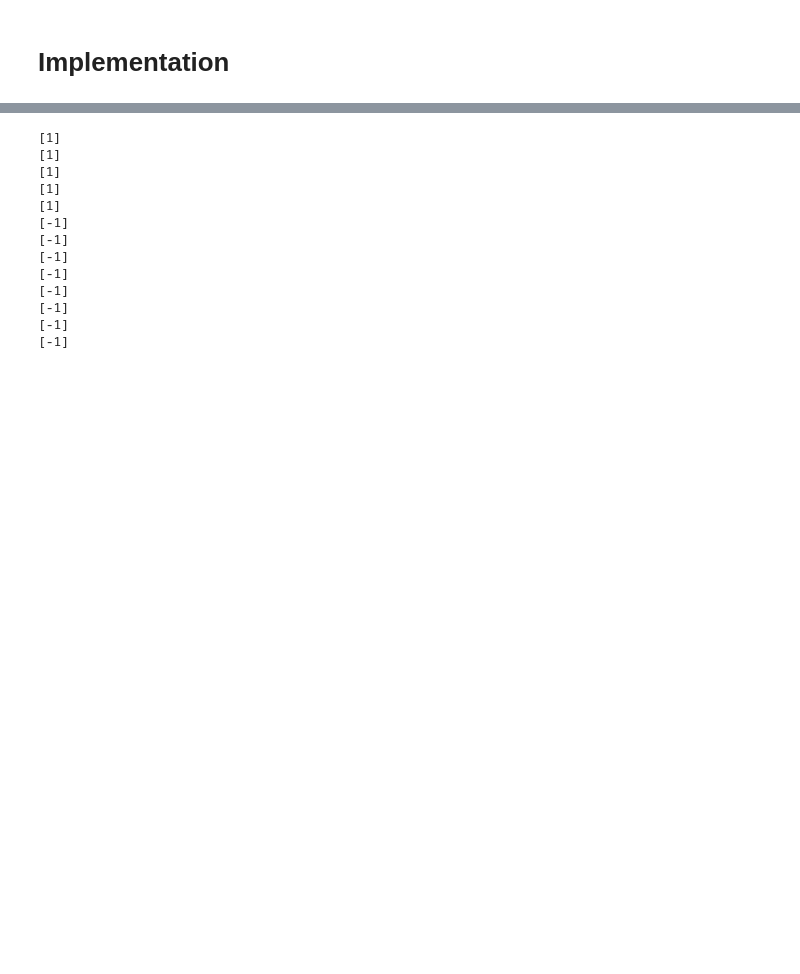
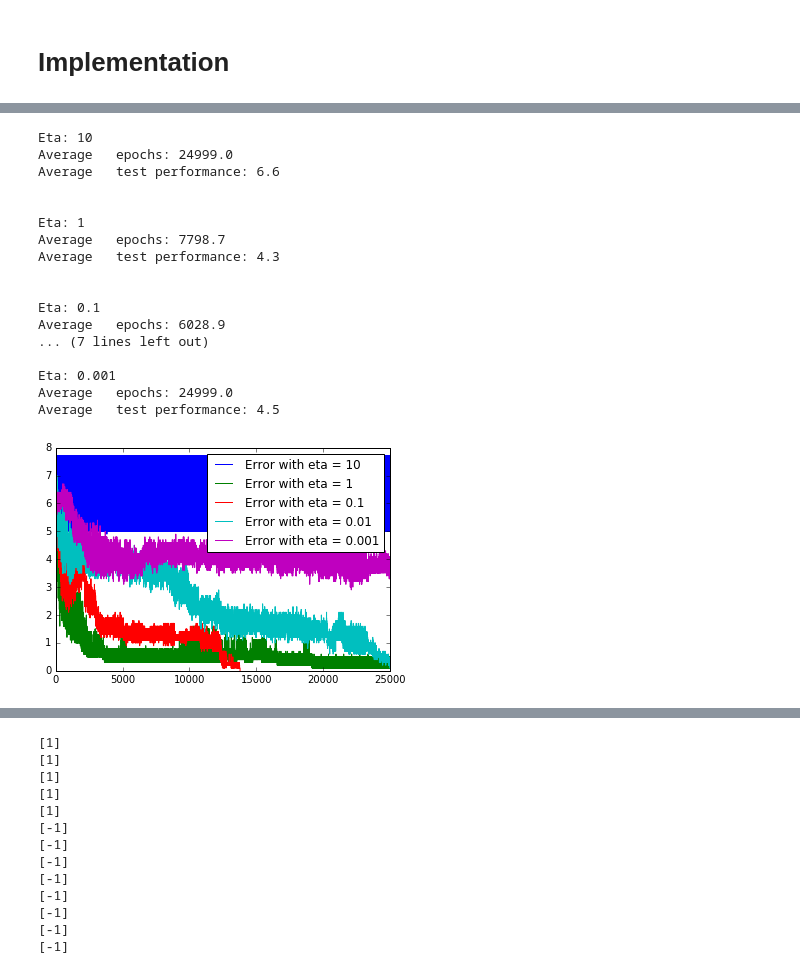
Before and after one commit to GiorgioZacharo/Intelligent_Systems, a Jupyter notebook: Exercise 2.2.ipynb, the cells around one changed output, grey strips where cells are left out. Saved outputs shown, nothing was run; the diff lists cells and outputs as text; code cells hidden in the pictures; blank space fills up the shorter version.

```diff
--- a/Exercise 2.2.ipynb
+++ b/Exercise 2.2.ipynb
@@ -19,7 +19,8 @@ TEST_Z  = [ 1, 1, 1, 1, 1, 1,   -1, -1, -1, -1, -1, -1 ]
 TEST_N  = len(TEST_X1)
 TEST_X0 = np.ones(TEST_N)
 
-TRAIN_X  = np.array( [TRAIN_X0, TRAIN_X1, TRAIN_X2] ).T
+TRAIN_X = np.array( [TRAIN_X0, TRAIN_X1, TRAIN_X2] ).T
+TEST_X  = np.array( [TEST_X0, TEST_X1, TEST_X2] ).T
 # %% [markdown]
 ## A)
 # %%
@@ -164,0 +159,14 @@ Wall time: 2.58 s
+# %%
+%%time
+epochs    = []
+testPerfs = []
+error_TSs = []
+for r in range(10):
+    print(r)
+    # Random initial weights ( Including Bias )
+    W1 = np.random.uniform( -.1, .1, size=( NEURONS[0]+1, NEURONS[1] ) )
+    W2 = np.random.uniform( -.1, .1, size=( NEURONS[1]+1, NEURONS[2] ) )
+    epoch, testPerf, error_TS = TrainAndTest(W1, W2)
+    epochs   .append( epoch    )
+    testPerfs.append( testPerf )
+    error_TSs.append( error_TS )
@@ -164,0 +211,23 @@ Wall time: 2.58 s
+# %%
+%%time
+
+results = {}
+
+for eta in [10, 1, 1/10, 1/100, 1/1000]:
+
+    print('Eta: {0}'.format(eta) )
+
+    epochs    = []
+    testPerfs = []
+    error_TSs = []
+
+    for r in range(10):
+        # Random initial weights ( Including Bias )
+        W1 = np.random.uniform( -.1, .1, size=( NEURONS[0]+1, NEURONS[1] ) )
+        W2 = np.random.uniform( -.1, .1, size=( NEURONS[1]+1, NEURONS[2] ) )
+        epoch, testPerf, error_TS = TrainAndTest(W1, W2, eta)
+        epochs   .append( epoch    )
+        testPerfs.append( testPerf )
+        error_TSs.append( error_TS )
+
+    results[eta] = epochs, testPerfs, error_TSs
@@ -164,0 +242,22 @@ Wall time: 2.58 s
+# %%
+for eta in [10, 1, 1/10, 1/100, 1/1000]:
+    present_results( *results[eta], eta )
+# %% [output]
+Eta: 10
+Average   epochs: 24999.0
+Average   test performance: 6.6
+
+
+Eta: 1
+Average   epochs: 7798.7
+Average   test performance: 4.3
+
+
+Eta: 0.1
+Average   epochs: 6028.9
+... (7 lines left out)
+
+Eta: 0.001
+Average   epochs: 24999.0
+Average   test performance: 4.5
+[figure, added]
```
Also changed, not shown: parts of 10 cells of this notebook, 2 other files.
